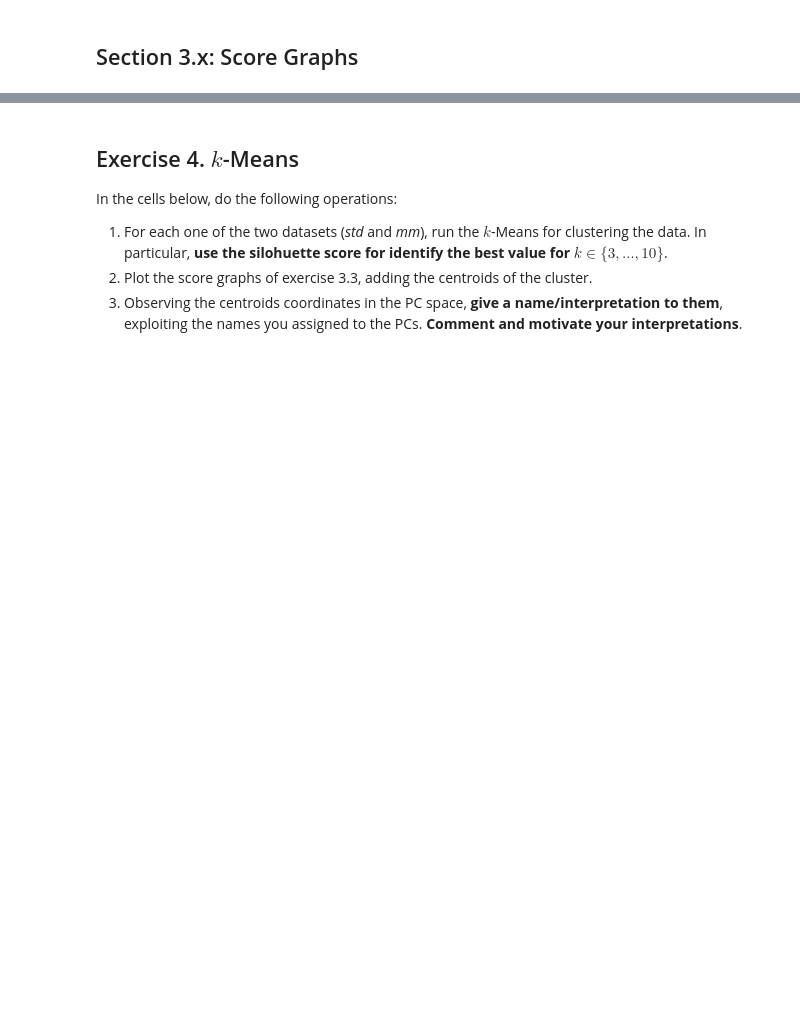
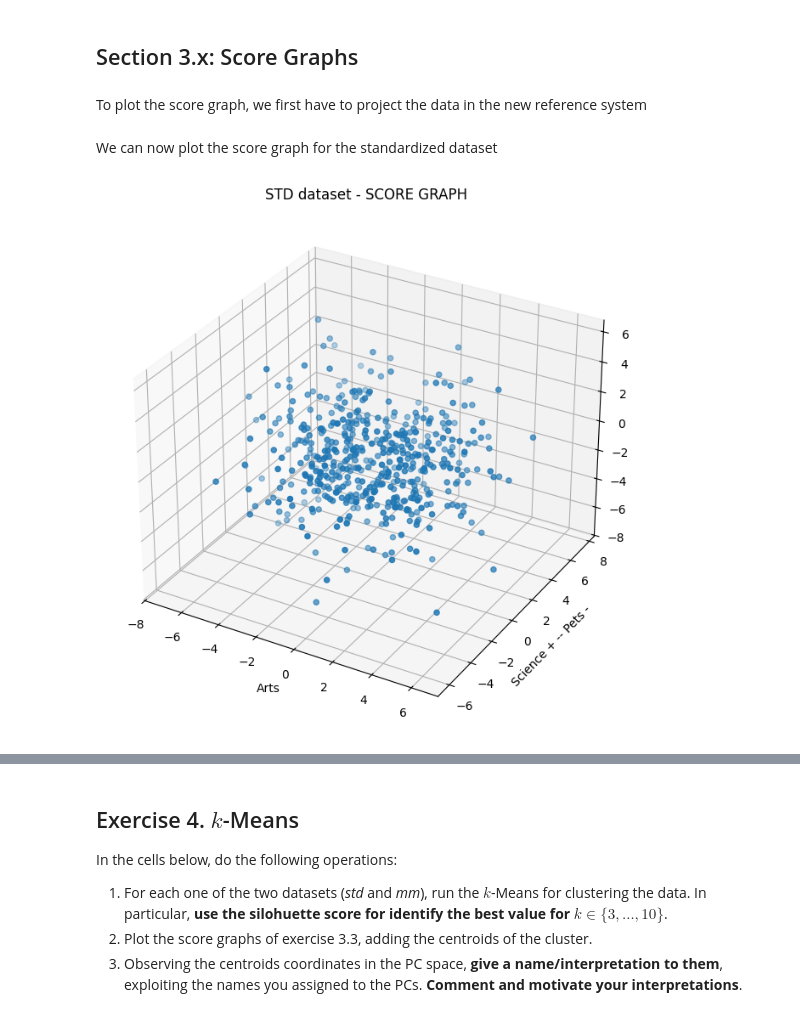
Before and after one commit to fabiolauro/PCA_CLA_Project, a Jupyter notebook: HWpca_Lauro_Martellone.ipynb, the cells around one changed output, grey strips where cells are left out. Saved outputs shown, nothing was run; the diff lists cells and outputs as text; code cells hidden in the pictures; blank space fills up the shorter version.

```diff
--- a/HWpca_Lauro_Martellone.ipynb
+++ b/HWpca_Lauro_Martellone.ipynb
@@ -499,5 +517,5 @@ WE THEN GIVE THEM NAMES ACCORDINGLY.
 # %%
 #We can define the PCA features as follows:
 
-PC1_std = "Arts"
+pc_std_names = ["Arts", "Science + -- Pets -", "Social life and sports"]
 # %% [markdown]
@@ -539,3 +557,24 @@ We discuss the results of the new analysis.
 Here we make a comparison between the two analyses.
 # %% [markdown]
 ## Section 3.x: Score Graphs
+# %% [markdown]
+To plot the score graph, we first have to project the data in the new reference system
+# %%
+Y_std = pca_std_m.transform(Xstd_df)
+
+Y_mm = pca_minmax_m.transform(Xmm_df)
+# %% [markdown]
+We can now plot the score graph for the standardized dataset
+# %%
+sg_std = plt.figure(figsize=(8, 8))
+ax_sg_std = sg_std.add_subplot(111, projection='3d')
+ax_sg_std.scatter(Y_std[:,0],Y_std[:,1],Y_std[:,2])
+plt.title('STD dataset - SCORE GRAPH')
+ax_sg_std.set_xlabel(pc_std_names[0])
+ax_sg_std.set_ylabel(pc_std_names[1])
+ax_sg_std.set_zlabel(pc_std_names[2])
+#plt.legend(overall_colors_legend, [k for k in dict_overall_colors.keys()])
+plt.grid()
+plt.show()
+# %% [output]
+[figure, added]
```
Also changed, not shown: parts of 9 cells of this notebook.
